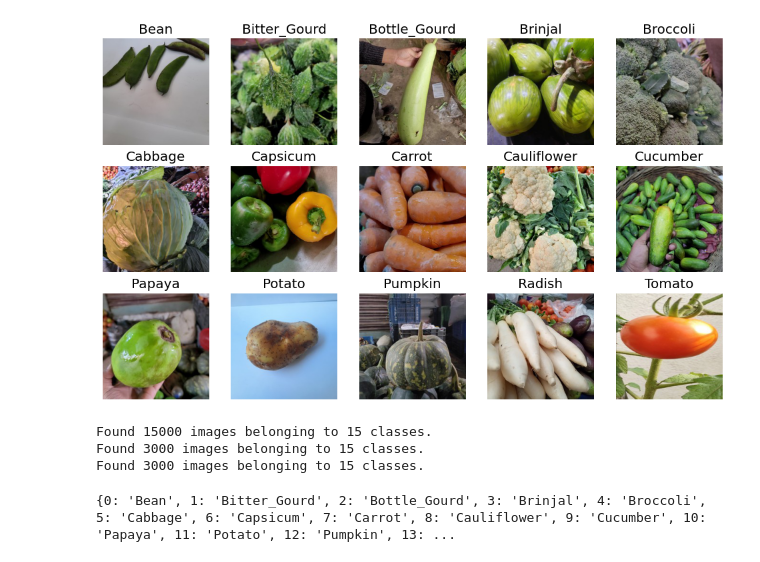
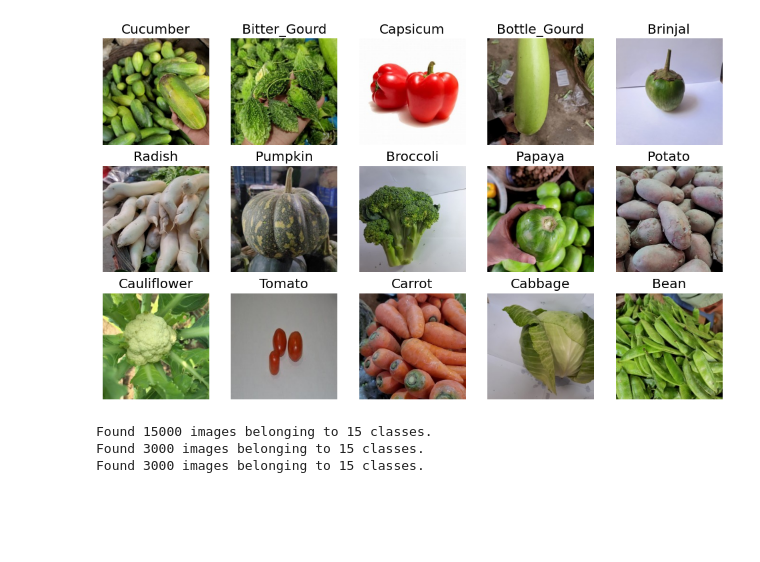
Before and after one commit to saymenth/DL_Projects, a Jupyter notebook: cnn_using_keras_fixed.ipynb, the cells around one changed output. Saved outputs shown, nothing was run; the diff lists cells and outputs as text; code cells hidden in the pictures; blank space fills up the shorter version.

```diff
--- a/cnn_using_keras_fixed.ipynb
+++ b/cnn_using_keras_fixed.ipynb
@@ -21,36 +20,39 @@ validation_path = "data/vegetable-image-dataset/validation"
 test_path = "data/vegetable-image-dataset/test"
 
 image_categories = os.listdir('data/vegetable-image-dataset/train')
+
 random_number_generator = [x for x in range(7)]
 random_number = random.choice(random_number_generator)
+
 def plot_images(image_categories):
+
+    random.shuffle(image_categories)
 
     # Create a figure
     plt.figure(figsize=(12, 12))
     for i, cat in enumerate(image_categories):
 
         # Load images for the ith category
         image_path = train_path + '/' + cat
         images_in_folder = os.listdir(image_path)
 
         first_image_of_folder = images_in_folder[random_number]
         first_image_path = image_path + '/' + first_image_of_folder
         img = image.load_img(first_image_path)
         img_arr = image.img_to_array(img)/255.0
 
-
         # Create Subplot and plot the images
         plt.subplot(5, 5, i+1)
         plt.imshow(img_arr)
         plt.title(cat)
         plt.axis('off')
 
     plt.show()
 
 # Call the function
 plot_images(image_categories)
 # %% [output]
-[figure, old version]
+[figure, new version]
 # %%
 # Creating Image Data Generator for train, validation and test set
 
@@ -81,12 +83,6 @@ test_image_generator = train_gen.flow_from_directory(
 Found 15000 images belonging to 15 classes.
 Found 3000 images belonging to 15 classes.
 Found 3000 images belonging to 15 classes.
-# %%
-# Print the class encodings done by the generators
-class_map = dict([(v, k) for k, v in train_image_generator.class_indices.items()])
-print(class_map)
-# %% [output]
-{0: 'Bean', 1: 'Bitter_Gourd', 2: 'Bottle_Gourd', 3: 'Brinjal', 4: 'Broccoli', 5: 'Cabbage', 6: 'Capsicum', 7: 'Carrot', 8: 'Cauliflower', 9: 'Cucumber', 10: 'Papaya', 11: 'Potato', 12: 'Pumpkin', 13: ...
 # %%
 # Build a custom sequential CNN model
 
```
Also changed, not shown: parts of 10 cells of this notebook, 1 other file.
